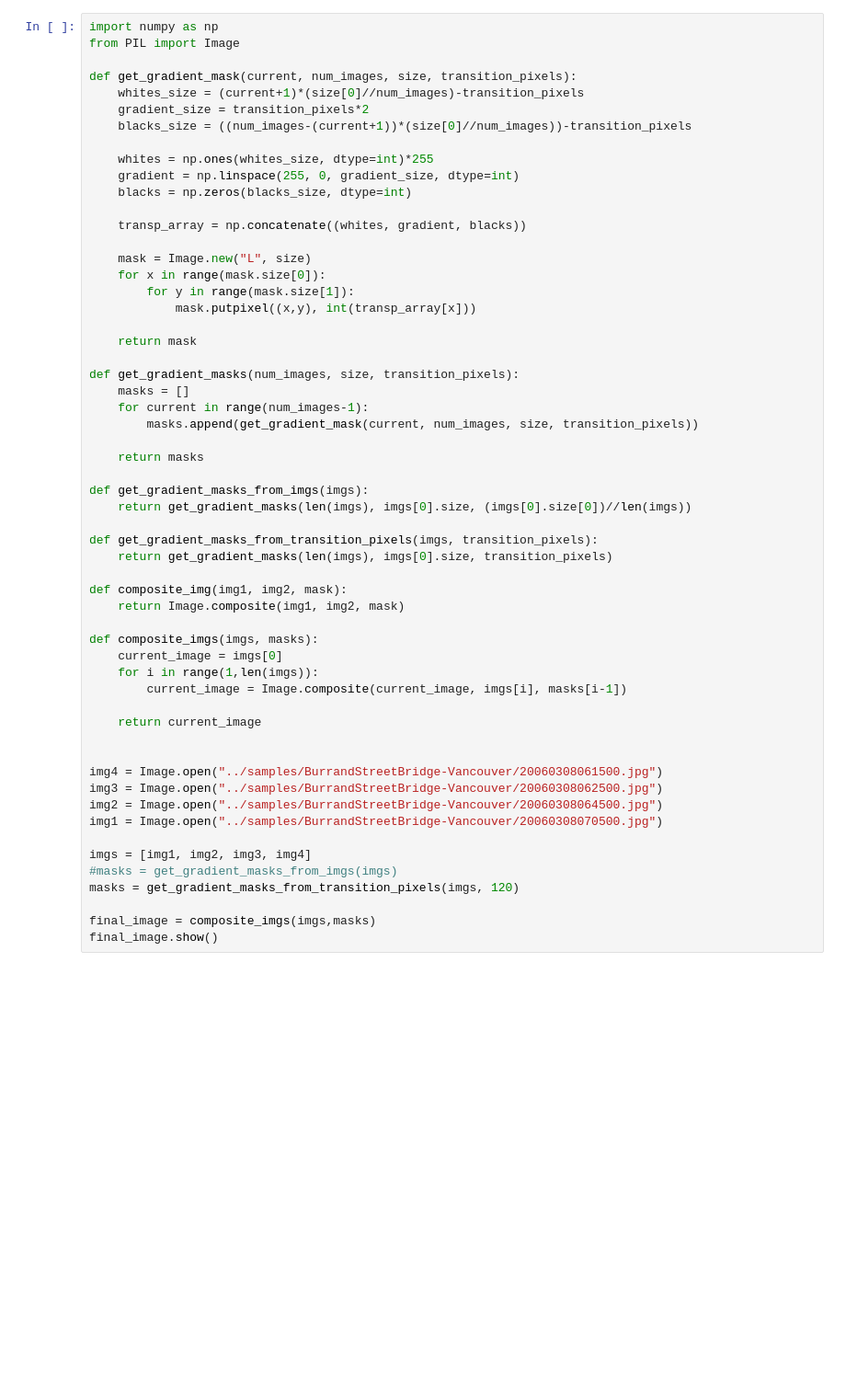
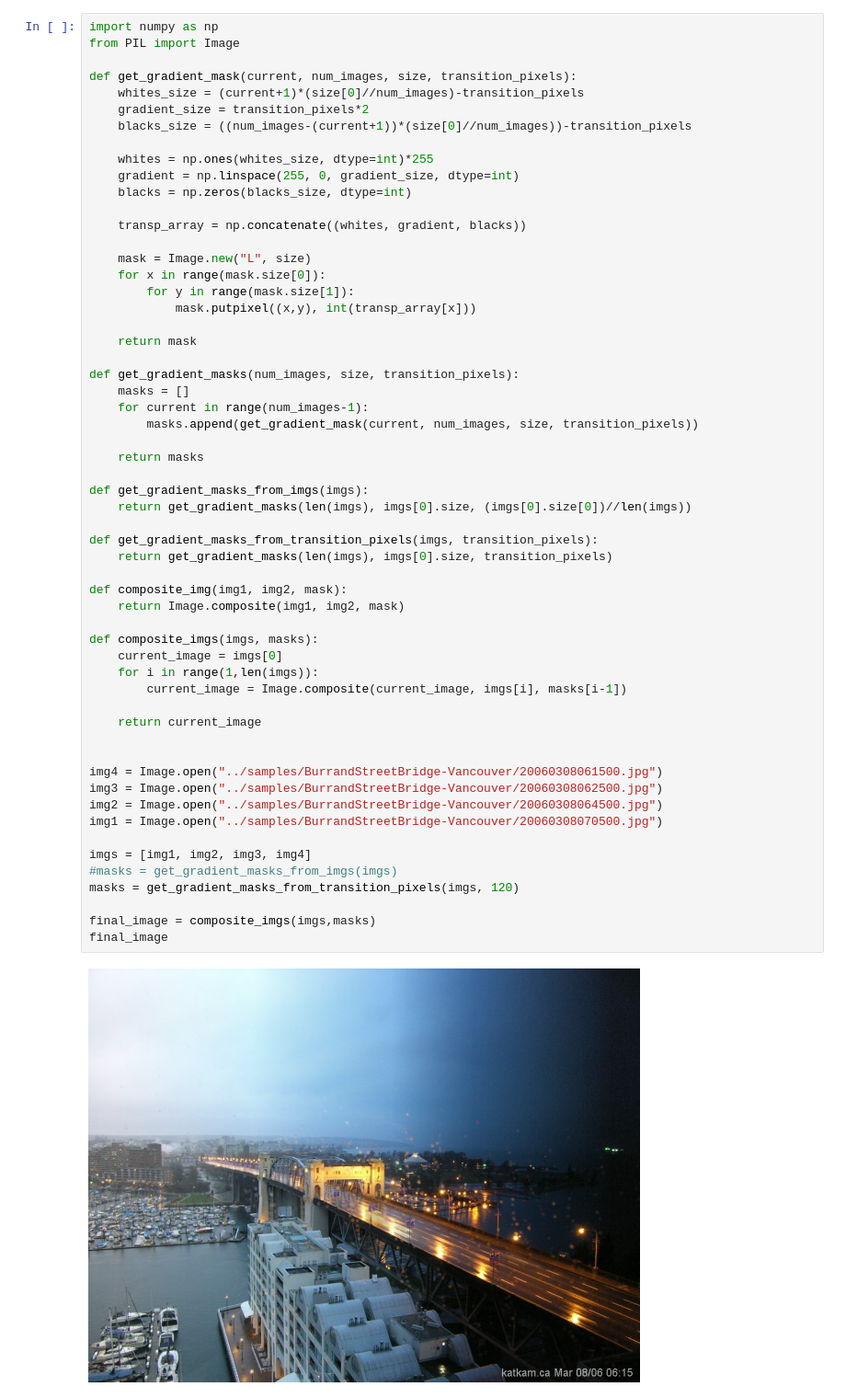
Before and after one commit to dgomezg/hdtr-python, a Jupyter notebook: pocs/hdtr_poc_bridge.ipynb, the cells around one changed output. Shown at 92% size. Drawn from its saved outputs; the diff is of its cells as text; blank space fills up the shorter version.

```diff
--- a/pocs/hdtr_poc_bridge.ipynb
+++ b/pocs/hdtr_poc_bridge.ipynb
@@ -27,31 +27,33 @@ def get_gradient_masks(num_images, size, transition_pixels):
 
     return masks
 
 def get_gradient_masks_from_imgs(imgs):
     return get_gradient_masks(len(imgs), imgs[0].size, (imgs[0].size[0])//len(imgs))
 
 def get_gradient_masks_from_transition_pixels(imgs, transition_pixels):
     return get_gradient_masks(len(imgs), imgs[0].size, transition_pixels)
 
 def composite_img(img1, img2, mask):
     return Image.composite(img1, img2, mask)
 
 def composite_imgs(imgs, masks):
     current_image = imgs[0]
     for i in range(1,len(imgs)):
         current_image = Image.composite(current_image, imgs[i], masks[i-1])
 
     return current_image
 
 
 img4 = Image.open("../samples/BurrandStreetBridge-Vancouver/20060308061500.jpg")
 img3 = Image.open("../samples/BurrandStreetBridge-Vancouver/20060308062500.jpg")
 img2 = Image.open("../samples/BurrandStreetBridge-Vancouver/20060308064500.jpg")
 img1 = Image.open("../samples/BurrandStreetBridge-Vancouver/20060308070500.jpg")
 
 imgs = [img1, img2, img3, img4]
 #masks = get_gradient_masks_from_imgs(imgs)
 masks = get_gradient_masks_from_transition_pixels(imgs, 120)
 
 final_image = composite_imgs(imgs,masks)
-final_image.show()
+final_image
+# %% [output]
+[figure, added]
```
